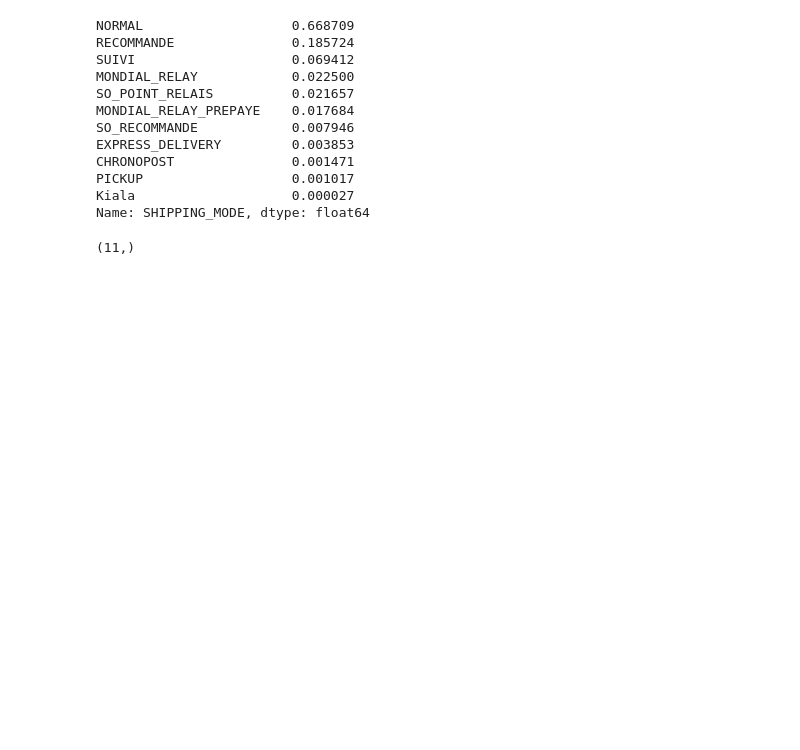
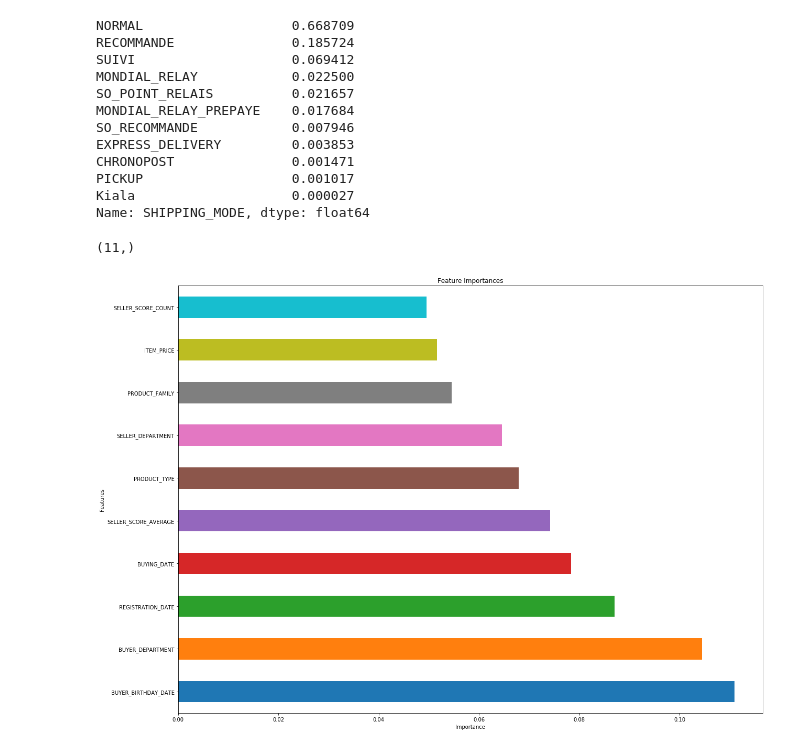
Before and after one commit to jeremycombe/Pipeline, a Jupyter notebook: BestEstimator_tests.ipynb, the cells around one changed output. Drawn from its saved outputs; the diff is of its cells as text; code cells hidden in the pictures; blank space fills up the shorter version.

Commit message:
add feature importance

```diff
--- a/BestEstimator_tests.ipynb
+++ b/BestEstimator_tests.ipynb
@@ -762,3 +720,10 @@ Name: SHIPPING_MODE, dtype: float64
 df.shape
 # %% [output]
 (11,)
+# %%
+clf = RandomForestClassifier()
+clf1 = BestEstimator(grid = False, hard_grid = True)
+
+clf1.Feature_Importances(clf, Multi_Train[0:1000], Multi_Target[0:1000], ID = 'ID', value = 0, nb_features = 10)
+# %% [output]
+[figure, added]
```
Also changed, not shown: parts of 12 cells of this notebook, 2 other files.
